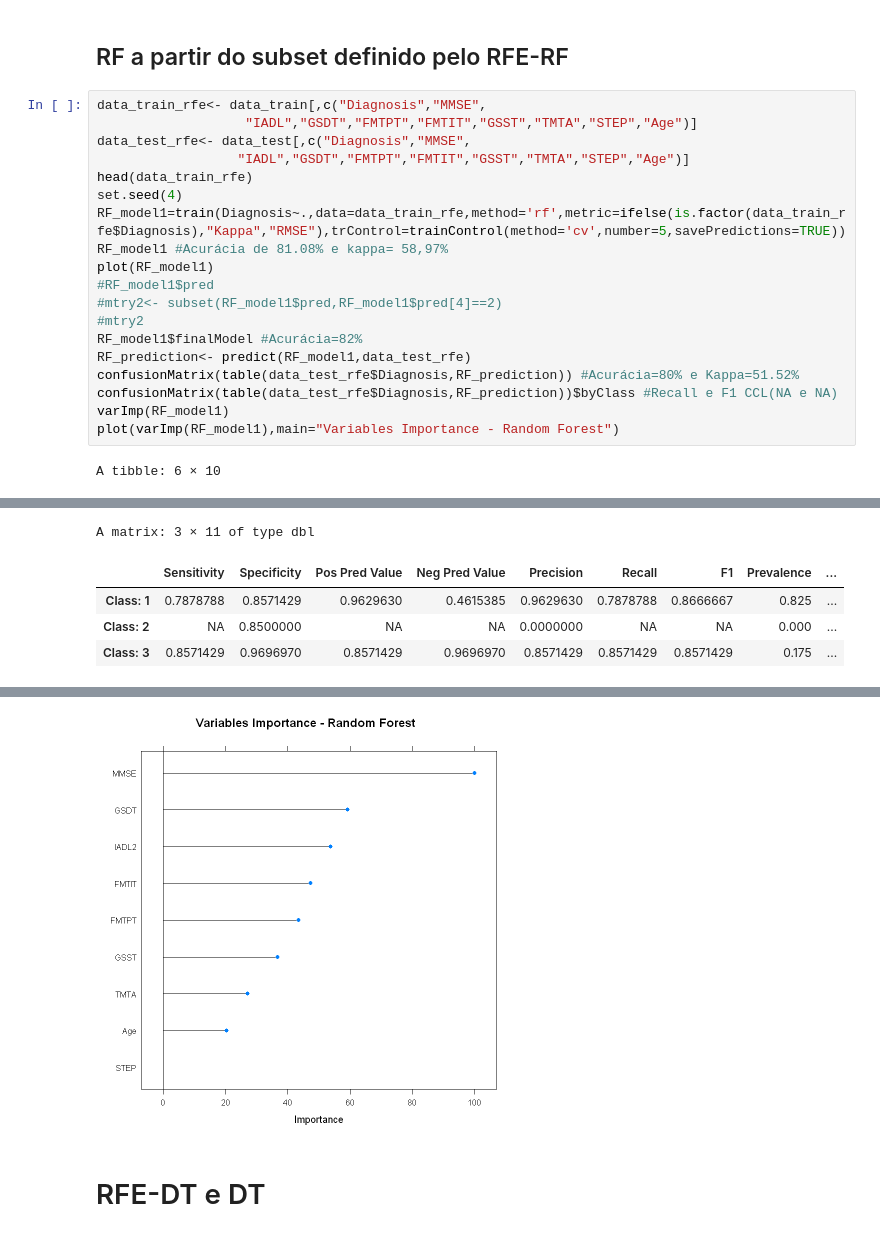
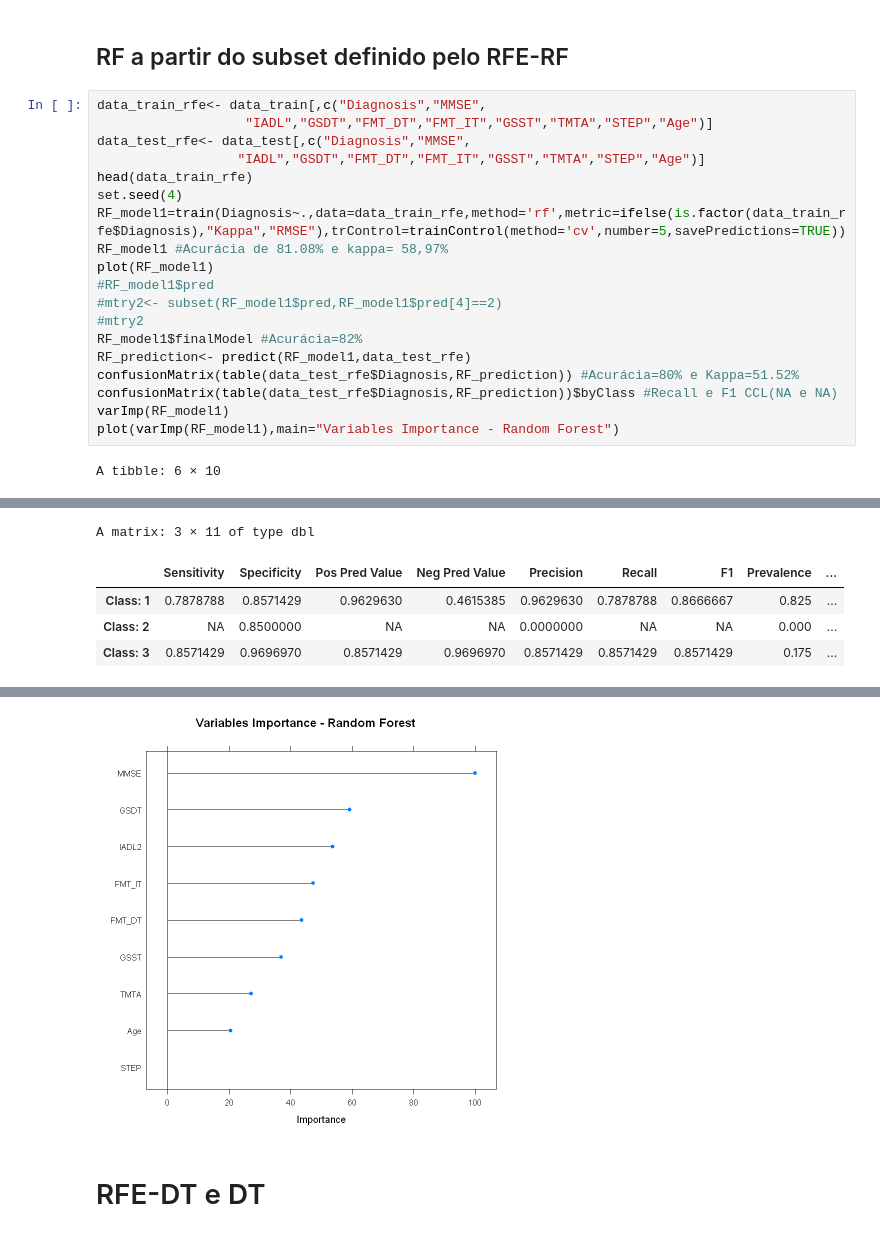
Before and after one commit to RenanBaltar/Analise-artigo-idosos, a Jupyter notebook: analise-artigo-felipe.ipynb, the cells around one changed output, grey strips where cells are left out. Drawn from its saved outputs; the diff is of its cells as text.

```diff
--- a/analise-artigo-felipe.ipynb
+++ b/analise-artigo-felipe.ipynb
@@ -150,9 +127,9 @@ The top 5 variables (out of 9):
 ## RF a partir do subset definido pelo RFE-RF
 # %%
 data_train_rfe<- data_train[,c("Diagnosis","MMSE",
-                   "IADL","GSDT","FMTPT","FMTIT","GSST","TMTA","STEP","Age")]
+                   "IADL","GSDT","FMT_DT","FMT_IT","GSST","TMTA","STEP","Age")]
 data_test_rfe<- data_test[,c("Diagnosis","MMSE",
-                  "IADL","GSDT","FMTPT","FMTIT","GSST","TMTA","STEP","Age")]
+                  "IADL","GSDT","FMT_DT","FMT_IT","GSST","TMTA","STEP","Age")]
 head(data_train_rfe)
 set.seed(4)
 RF_model1=train(Diagnosis~.,data=data_train_rfe,method='rf',metric=ifelse(is.factor(data_train_rfe$Diagnosis),"Kappa","RMSE"),trControl=trainControl(method='cv',number=5,savePredictions=TRUE))
@@ -244,5 +221,5 @@ STEP     0.00
 [figure]
-[figure, old version]
+[figure, new version]
 # %% [markdown]
 # RFE-DT e DT
 # %%
```
Also changed, not shown: parts of 10 cells of this notebook, 1 other file.
